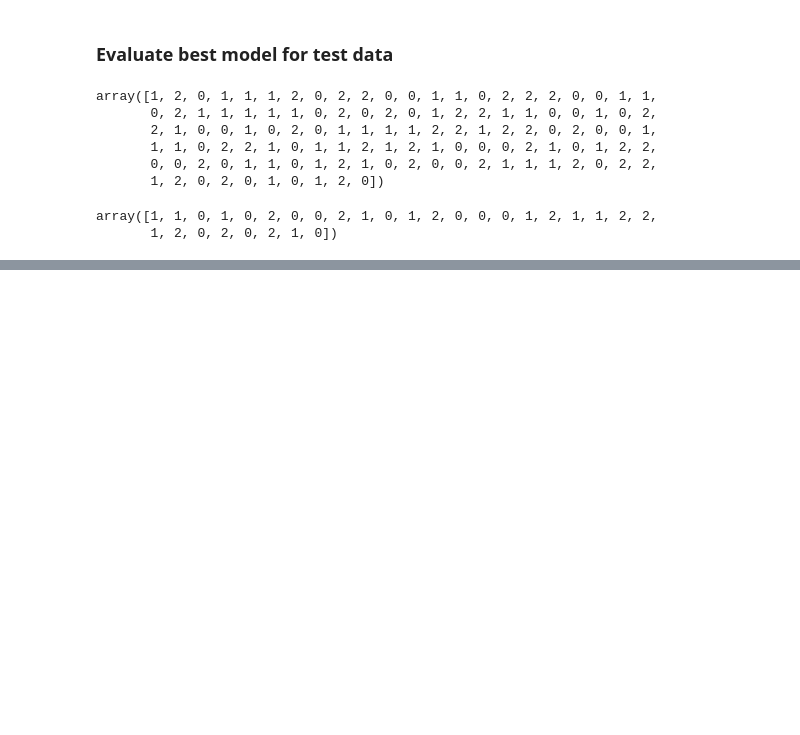
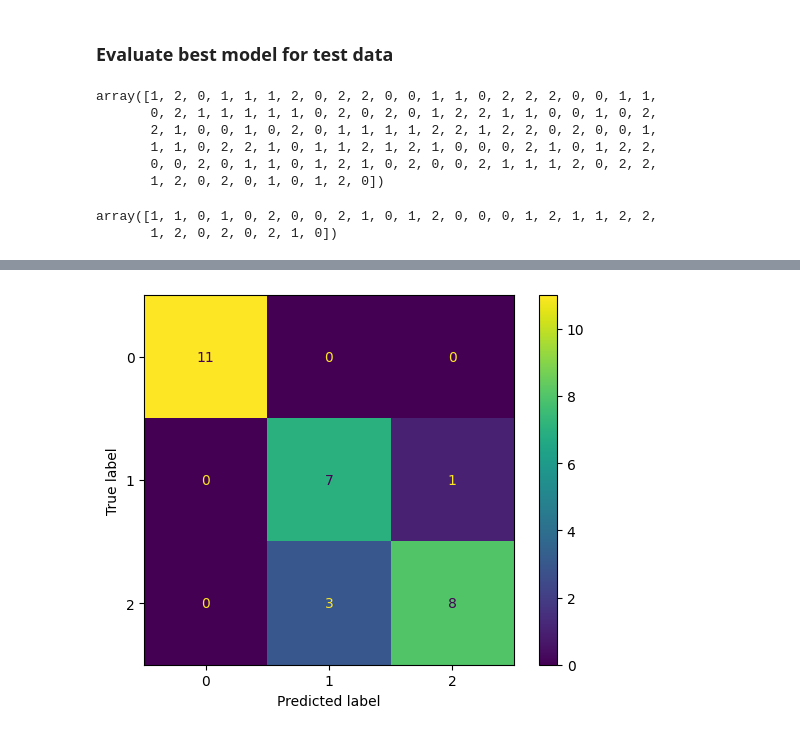
Before and after one commit to Kshitija9997/Code-Repository, a Jupyter notebook: Decision Tree classification/Decision Tree classification iris.ipynb, the cells around one changed output, grey strips where cells are left out. Saved outputs shown, nothing was run; the diff lists cells and outputs as text; code cells hidden in the pictures; blank space fills up the shorter version.

```diff
--- a/Decision Tree classification/Decision Tree classification iris.ipynb
+++ b/Decision Tree classification/Decision Tree classification iris.ipynb
@@ -241,5 +241,8 @@ array([1, 1, 0, 1, 0, 2, 0, 0, 2, 1, 0, 1, 2, 0, 0, 0, 1, 2, 1, 1, 2, 2,
        1, 2, 0, 2, 0, 2, 1, 0])
 # %%
 # Confusion Matrix
-from sklearn.metrics import confusion_matrix, ConfusionMatrixDisply
+from sklearn.metrics import confusion_matrix, ConfusionMatrixDisplay
+cf = confusion_matrix(ytest,ypred_ts)
+cfd = ConfusionMatrixDisplay(cf, display_labels= best_dtc.classes_)
+cfd.plot()
 # %% [output]
@@ -246,0 +250 @@ ImportError: cannot import name 'ConfusionMatrixDisply' from 'sklearn.metrics' (
+[figure, added]
```
Also changed, not shown: parts of 9 cells of this notebook.
